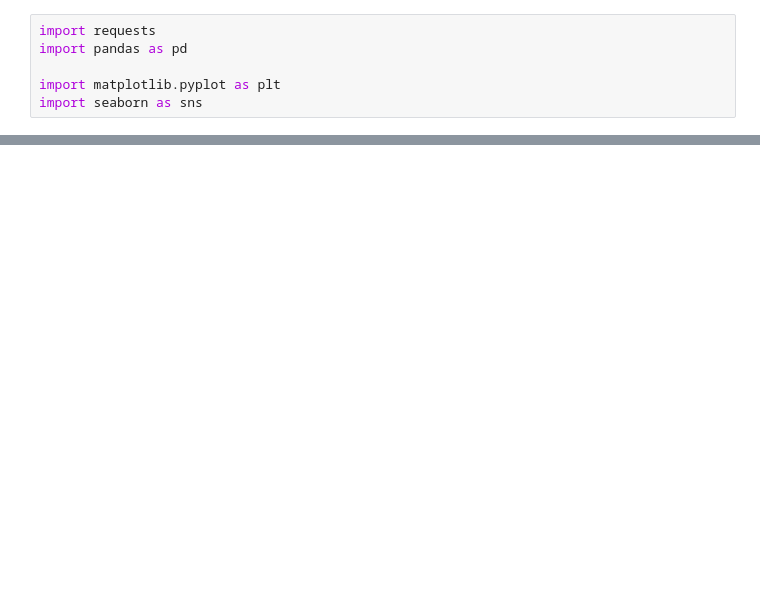
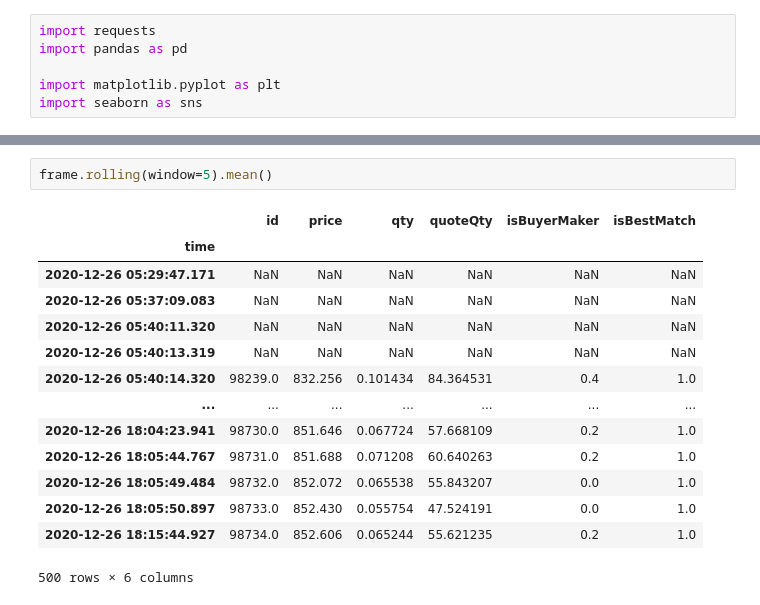
Before and after one commit to ltiao/machine-learning-pearls, a Jupyter notebook: scratch/binance api.ipynb, the cells around one changed output, grey strips where cells are left out. Saved outputs shown, nothing was run; the diff lists cells and outputs as text; blank space fills up the shorter version.

```diff
--- a/scratch/binance api.ipynb
+++ b/scratch/binance api.ipynb
@@ -55,0 +48,17 @@ data.groupby("kind").min()
+# %%
+frame.rolling(window=5).mean()
+# %% [output]
+|  | id | price | qty | quoteQty | isBuyerMaker | isBestMatch |
+| time |  |  |  |  |  |  |
+| 2020-12-26 05:29:47.171 | NaN | NaN | NaN | NaN | NaN | NaN |
+| 2020-12-26 05:37:09.083 | NaN | NaN | NaN | NaN | NaN | NaN |
+| 2020-12-26 05:40:11.320 | NaN | NaN | NaN | NaN | NaN | NaN |
+| 2020-12-26 05:40:13.319 | NaN | NaN | NaN | NaN | NaN | NaN |
+| 2020-12-26 05:40:14.320 | 98239.0 | 832.256 | 0.101434 | 84.364531 | 0.4 | 1.0 |
+| ... | ... | ... | ... | ... | ... | ... |
+| 2020-12-26 18:04:23.941 | 98730.0 | 851.646 | 0.067724 | 57.668109 | 0.2 | 1.0 |
+| 2020-12-26 18:05:44.767 | 98731.0 | 851.688 | 0.071208 | 60.640263 | 0.2 | 1.0 |
+| 2020-12-26 18:05:49.484 | 98732.0 | 852.072 | 0.065538 | 55.843207 | 0.0 | 1.0 |
+| 2020-12-26 18:05:50.897 | 98733.0 | 852.430 | 0.055754 | 47.524191 | 0.0 | 1.0 |
+| 2020-12-26 18:15:44.927 | 98734.0 | 852.606 | 0.065244 | 55.621235 | 0.2 | 1.0 |
+500 rows × 6 columns
```
Also changed, not shown: parts of 13 cells of this notebook, 2 other files.
